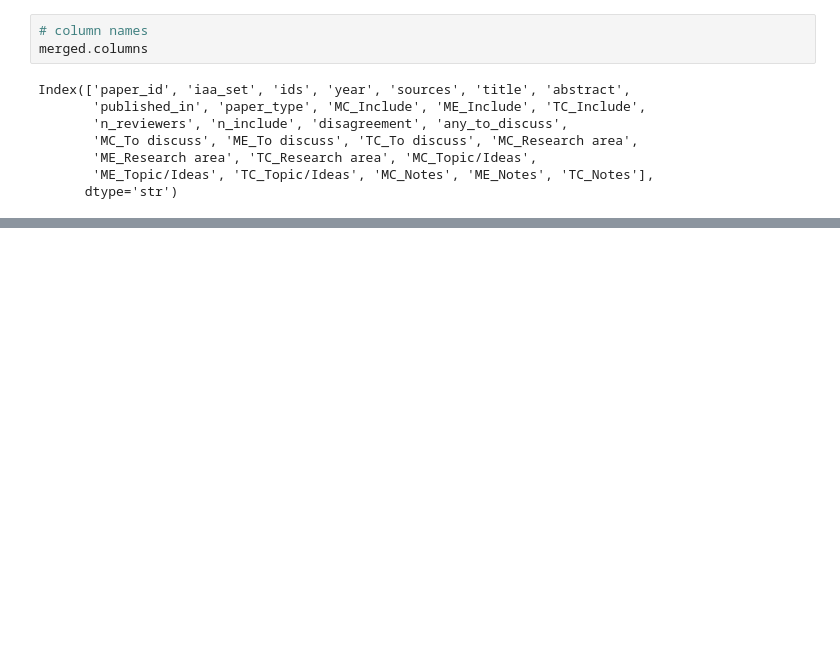
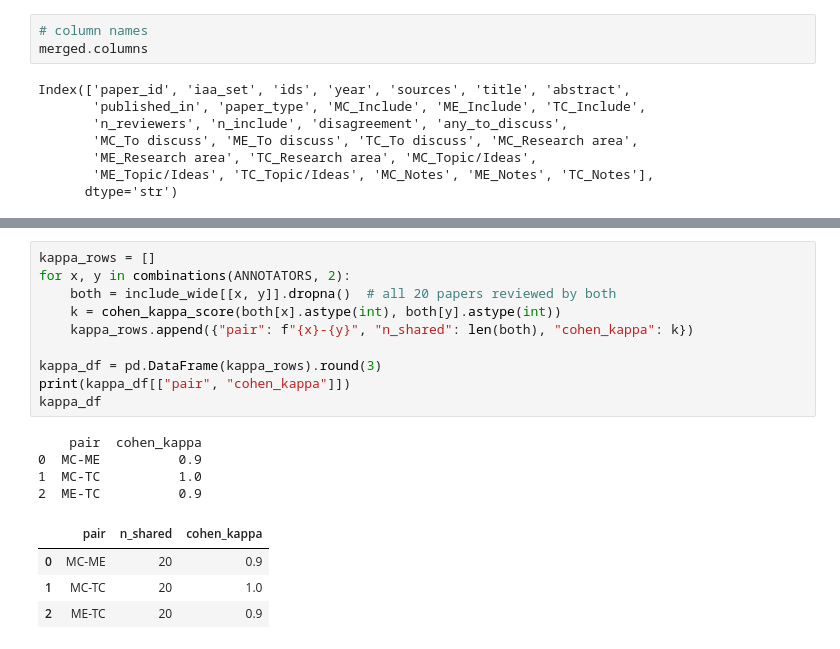
Before and after one commit to m-chaves/slr_climate_nlp, a Jupyter notebook: notebooks/03_iaa_analysis.ipynb, the cells around one changed output, grey strips where cells are left out. Drawn from its saved outputs; the diff is of its cells as text; blank space fills up the shorter version.

```diff
--- a/notebooks/03_iaa_analysis.ipynb
+++ b/notebooks/03_iaa_analysis.ipynb
@@ -241,0 +297,19 @@ Counter({'Polarization': 25, 'Misinformation': 25, 'Both': 4})
+# %%
+kappa_rows = []
+for x, y in combinations(ANNOTATORS, 2):
+    both = include_wide[[x, y]].dropna()  # all 20 papers reviewed by both
+    k = cohen_kappa_score(both[x].astype(int), both[y].astype(int))
+    kappa_rows.append({"pair": f"{x}-{y}", "n_shared": len(both), "cohen_kappa": k})
+
+kappa_df = pd.DataFrame(kappa_rows).round(3)
+print(kappa_df[["pair", "cohen_kappa"]])
+kappa_df
+# %% [output]
+    pair  cohen_kappa
+0  MC-ME          0.9
+1  MC-TC          1.0
+2  ME-TC          0.9
+|  | pair | n_shared | cohen_kappa |
+| 0 | MC-ME | 20 | 0.9 |
+| 1 | MC-TC | 20 | 1.0 |
+| 2 | ME-TC | 20 | 0.9 |
```
Also changed, not shown: parts of 30 cells of this notebook, 11 other files.
